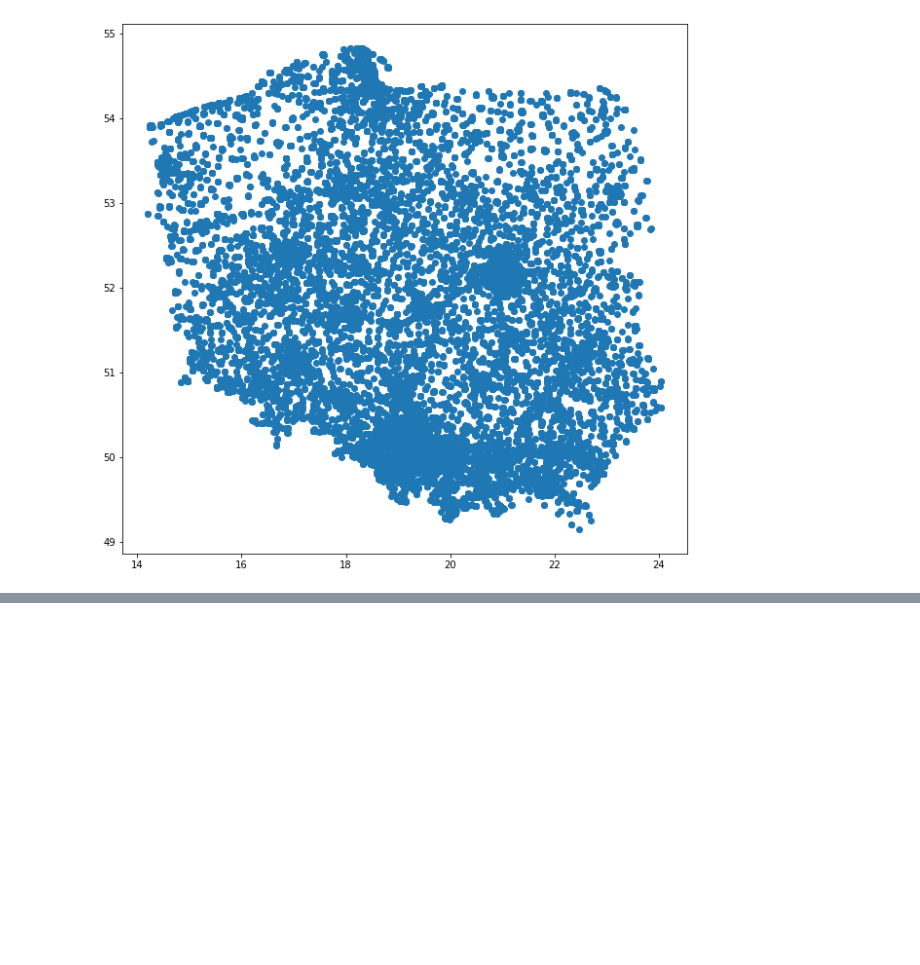
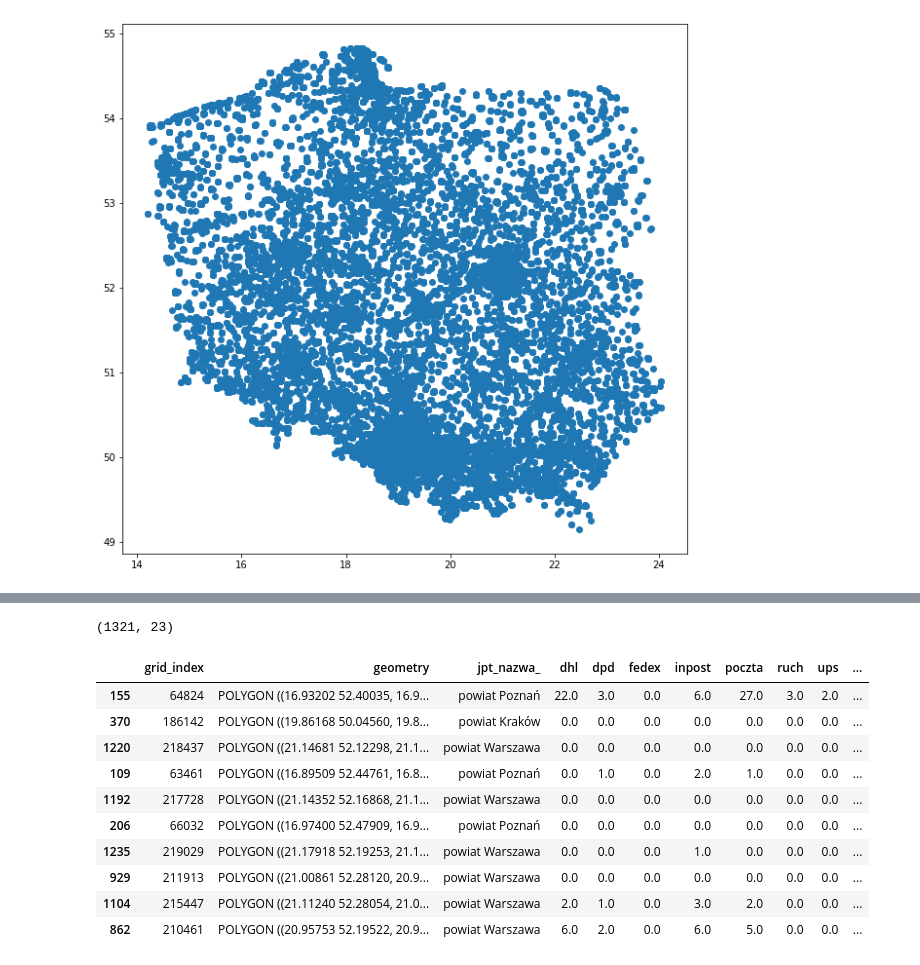
Before and after one commit to michaelwozniak/spatial_econometric_project, a Jupyter notebook: codes/2_dataset_construction.ipynb, the cells around one changed output, grey strips where cells are left out. Drawn from its saved outputs; the diff is of its cells as text; code cells hidden in the pictures; blank space fills up the shorter version.

```diff
--- a/codes/2_dataset_construction.ipynb
+++ b/codes/2_dataset_construction.ipynb
@@ -162,0 +112,18 @@ df_krakow.to_csv('../datasets/preprocessed_data/df_krakow.csv', index = False)
+# %%
+df_pov_grids.shape
+# %% [output]
+(1321, 23)
+# %%
+df_pov_grids.sample(10)
+# %% [output]
+|  | grid_index | geometry | jpt_nazwa_ | dhl | dpd | fedex | inpost | poczta | ruch | ups | ... |
+| 155 | 64824 | POLYGON ((16.93202 52.40035, 16.9... | powiat Poznań | 22.0 | 3.0 | 0.0 | 6.0 | 27.0 | 3.0 | 2.0 | ... |
+| 370 | 186142 | POLYGON ((19.86168 50.04560, 19.8... | powiat Kraków | 0.0 | 0.0 | 0.0 | 0.0 | 0.0 | 0.0 | 0.0 | ... |
+| 1220 | 218437 | POLYGON ((21.14681 52.12298, 21.1... | powiat Warszawa | 0.0 | 0.0 | 0.0 | 0.0 | 0.0 | 0.0 | 0.0 | ... |
+| 109 | 63461 | POLYGON ((16.89509 52.44761, 16.8... | powiat Poznań | 0.0 | 1.0 | 0.0 | 2.0 | 1.0 | 0.0 | 0.0 | ... |
+| 1192 | 217728 | POLYGON ((21.14352 52.16868, 21.1... | powiat Warszawa | 0.0 | 0.0 | 0.0 | 0.0 | 0.0 | 0.0 | 0.0 | ... |
+| 206 | 66032 | POLYGON ((16.97400 52.47909, 16.9... | powiat Poznań | 0.0 | 0.0 | 0.0 | 0.0 | 0.0 | 0.0 | 0.0 | ... |
+| 1235 | 219029 | POLYGON ((21.17918 52.19253, 21.1... | powiat Warszawa | 0.0 | 0.0 | 0.0 | 1.0 | 0.0 | 0.0 | 0.0 | ... |
+| 929 | 211913 | POLYGON ((21.00861 52.28120, 20.9... | powiat Warszawa | 0.0 | 0.0 | 0.0 | 0.0 | 0.0 | 0.0 | 0.0 | ... |
+| 1104 | 215447 | POLYGON ((21.11240 52.28054, 21.0... | powiat Warszawa | 2.0 | 1.0 | 0.0 | 3.0 | 2.0 | 0.0 | 0.0 | ... |
+| 862 | 210461 | POLYGON ((20.95753 52.19522, 20.9... | powiat Warszawa | 6.0 | 2.0 | 0.0 | 6.0 | 5.0 | 0.0 | 0.0 | ... |
```
Also changed, not shown: parts of 20 cells of this notebook.
